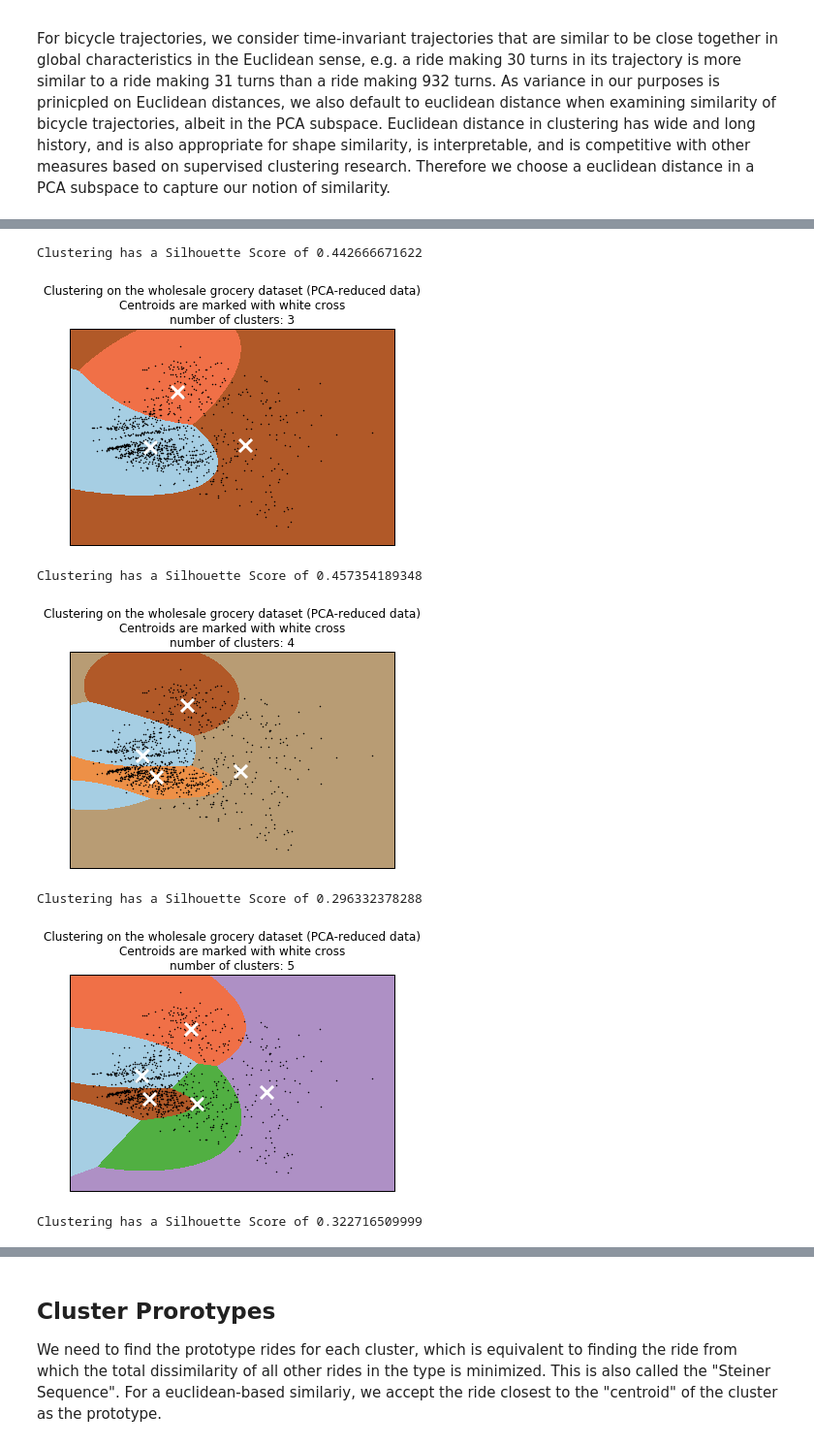
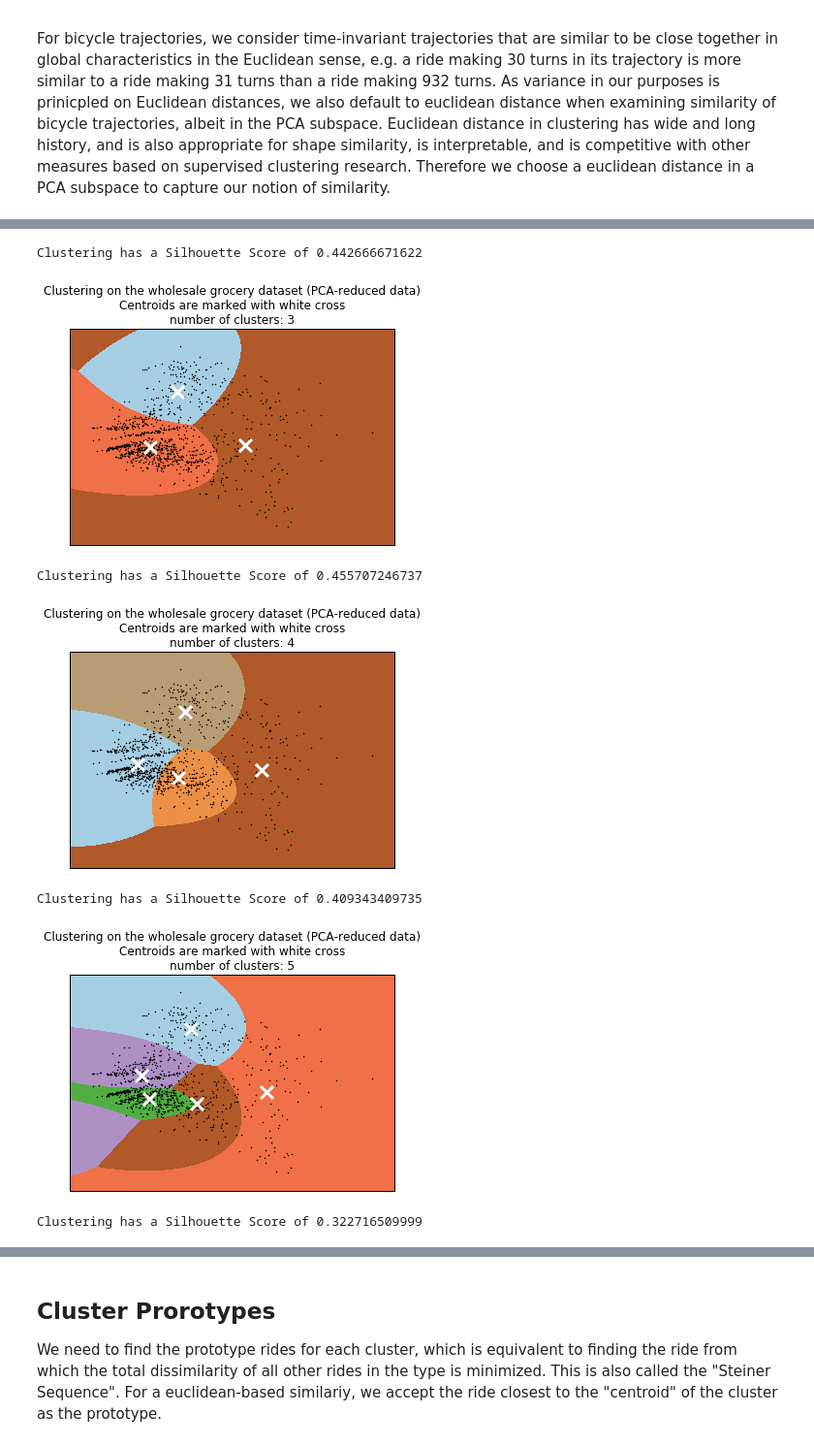
Before and after one commit to citrusvanilla/cluster_rides, a Jupyter notebook: cluster_rides.ipynb, the cells around one changed output, grey strips where cells are left out. Shown at 97% size. Drawn from its saved outputs; the diff is of its cells as text; code cells hidden in the pictures.

```diff
--- a/cluster_rides.ipynb
+++ b/cluster_rides.ipynb
@@ -146,7 +148,8 @@ pca_components = 4
 pca = PCA(n_components=pca_components)
 
 # Normalize attributes.
-standardized_data = (data[select_metrics])/(data[select_metrics].max())
+std = MaxAbsScaler().fit(data[select_metrics])
+standardized_data = std.transform(data[select_metrics])
 
 # Fit it to the data.
 pca.fit(standardized_data)
@@ -209,14 +212,11 @@ To explore cluster behavior visually, we shall project our feature space into a
 pca_components = 2
 pca = PCA(n_components=pca_components)
 
-# Normalize attributes.
-standardized_data_viz = (data[select_metrics])/(data[select_metrics].max())
-
 # Fit it to the data.
-pca.fit(standardized_data_viz)
+pca.fit(standardized_data)
 
 # Project into PCA coordinates.
-fit_data_viz = pca.transform(standardized_data_viz)
+fit_data_viz = pca.transform(standardized_data)
 
 # Plot the decision boundary by building a mesh grid to populate a graph.
 x_min, x_max = fit_data_viz[:, 0].min()- .1, fit_data_viz[:, 0].max() + .1
@@ -233,39 +233,39 @@ for cluster_num in cluster_range:
     GMM_clf = GaussianMixture(n_components=cluster_num,covariance_type="full").fit(fit_data_viz)
     GMM_pred = GMM_clf.predict(np.c_[xx.ravel(), yy.ravel()])
     GMM_centroids = GMM_clf.means_
     reshaped_pred = GMM_pred.reshape(xx.shape)
 
     plt.figure(cluster_num)
     plt.clf()
     plt.imshow(reshaped_pred, interpolation='nearest',
                extent=(xx.min(), xx.max(), yy.min(), yy.max()),
                cmap=plt.cm.Paired,
                aspect='auto', origin='lower')
 
     plt.plot(fit_data_viz[:, 0], fit_data_viz[:, 1], 'k.', markersize=2)
     plt.scatter(GMM_centroids[:, 0], GMM_centroids[:, 1],
                 marker='x', s=169, linewidths=3,
                 color='w', zorder=10)
     plt.title('Clustering on the wholesale grocery dataset (PCA-reduced data)\n'
               'Centroids are marked with white cross\n'
               'number of clusters: {}'.format(cluster_num))
     plt.xlim(x_min, x_max)
     plt.ylim(y_min, y_max)
     plt.xticks(())
     plt.yticks(())
     plt.show()
 
     labels = GMM_clf.predict(fit_data_viz)
-    ss = silhouette_score(reduced_data, labels, metric='euclidean')
+    ss = silhouette_score(fit_data_viz, labels, metric='euclidean')
     print "Clustering has a Silhouette Score of {}".format(ss)
 # %% [output]
 [figure]
 Clustering has a Silhouette Score of 0.442666671622
-[figure, old version]
+[figure, new version]
-Clustering has a Silhouette Score of 0.457354189348
+Clustering has a Silhouette Score of 0.455707246737
-[figure, old version]
+[figure, new version]
-Clustering has a Silhouette Score of 0.296332378288
+Clustering has a Silhouette Score of 0.409343409735
-[figure, old version]
+[figure, new version]
 Clustering has a Silhouette Score of 0.322716509999
 # %% [markdown]
 #### Evaluation
```
Also changed, not shown: parts of 10 cells of this notebook.
